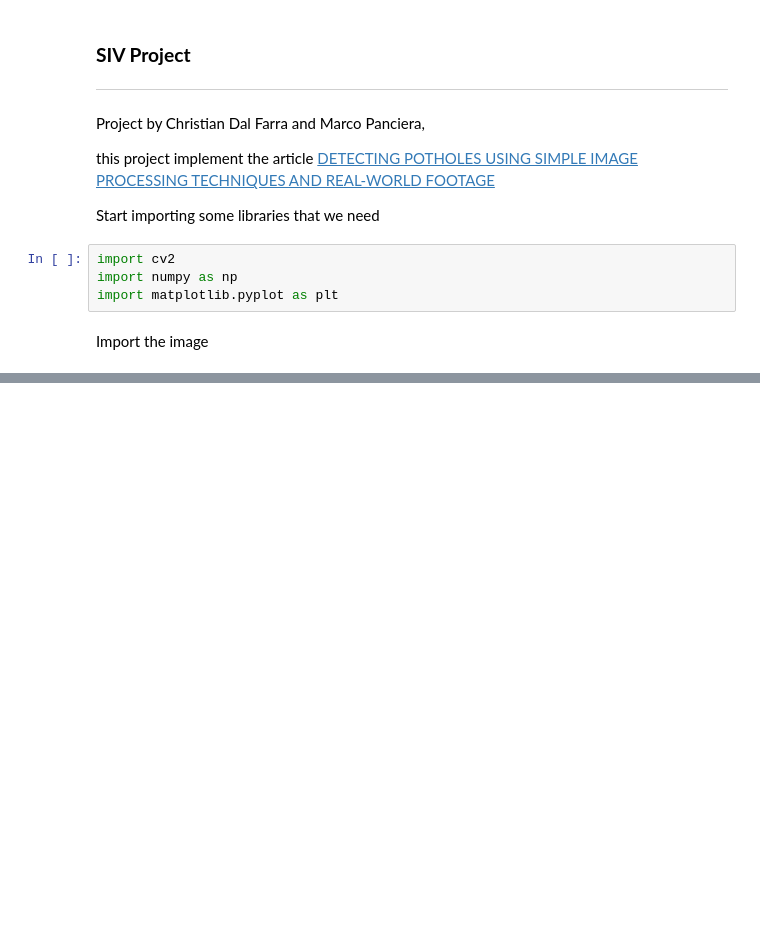
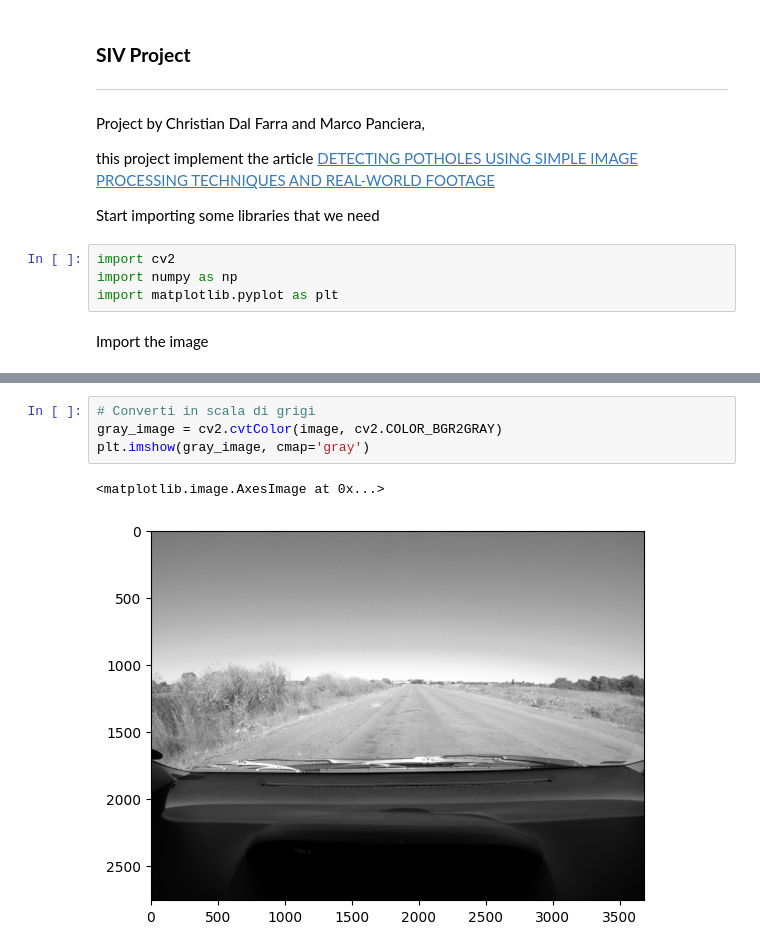
Before and after one commit to christiandalfarra/SIVProject, a Jupyter notebook: progetto_buche.ipynb, the cells around one changed output, grey strips where cells are left out. Saved outputs shown, nothing was run; the diff lists cells and outputs as text; blank space fills up the shorter version.

```diff
--- a/progetto_buche.ipynb
+++ b/progetto_buche.ipynb
@@ -23,0 +30,7 @@ plt.imshow(image)
+# %%
+# Converti in scala di grigi
+gray_image = cv2.cvtColor(image, cv2.COLOR_BGR2GRAY)
+plt.imshow(gray_image, cmap='gray')
+# %% [output]
+<matplotlib.image.AxesImage at 0x...>
+[figure, added]
```
Also changed, not shown: parts of 8 cells of this notebook, 24 other files.
